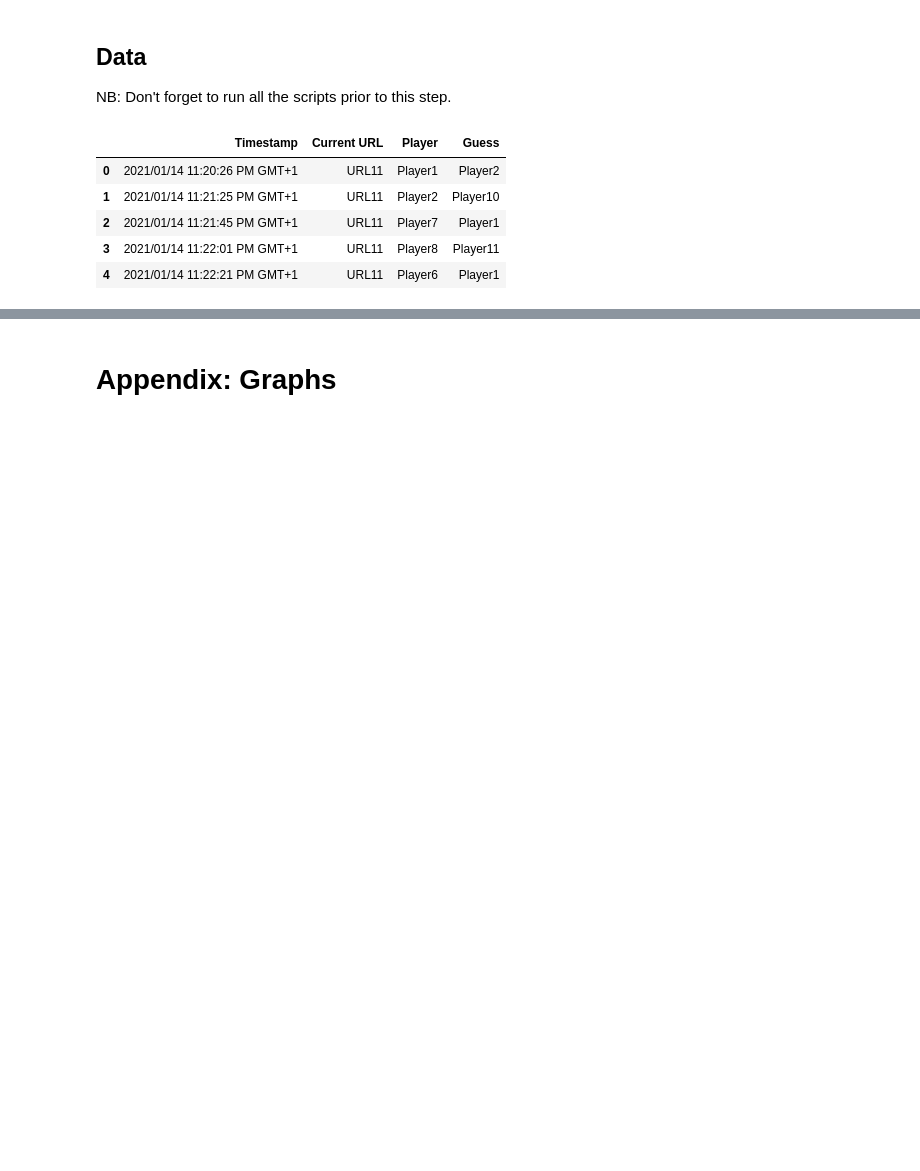
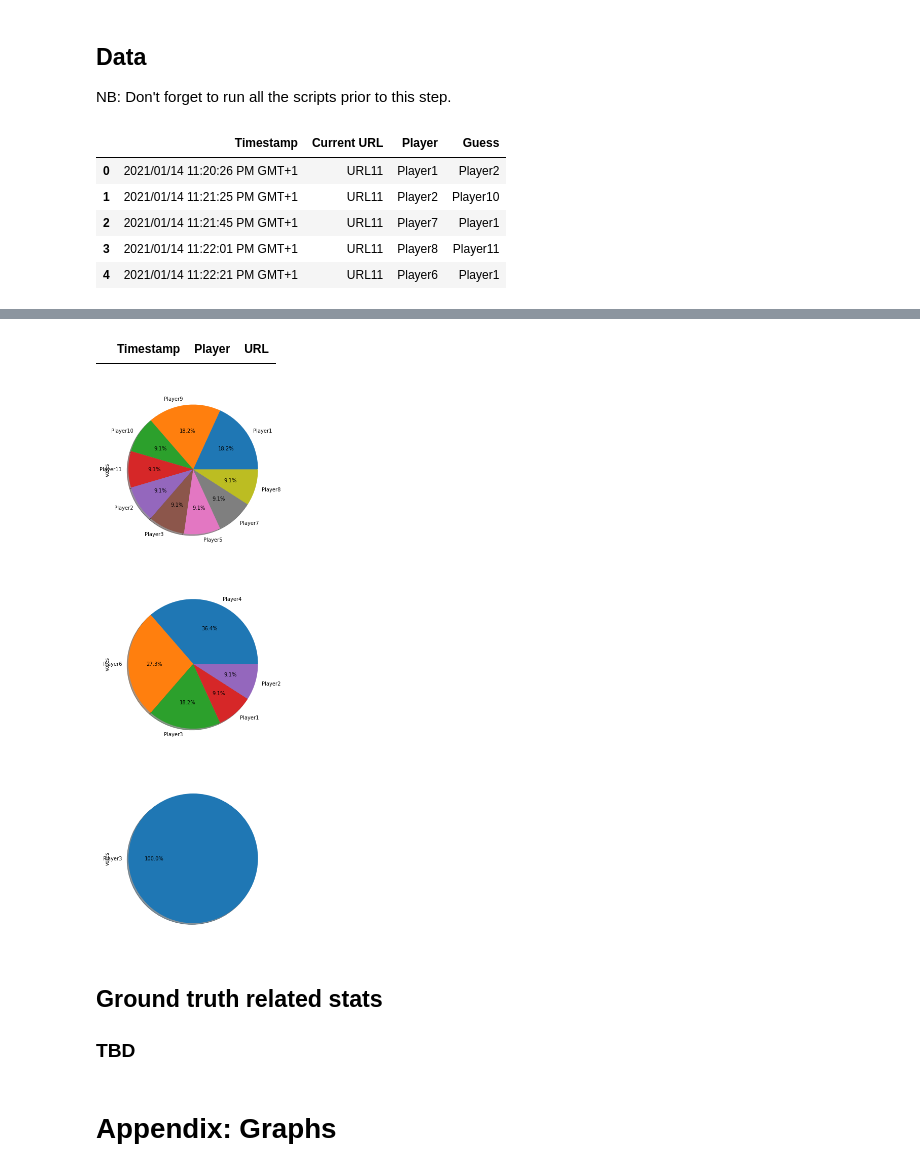
Before and after one commit to NLeSC/balconaz, a Jupyter notebook: notebooks/analysis.ipynb, the cells around one changed output, grey strips where cells are left out. Saved outputs shown, nothing was run; the diff lists cells and outputs as text; code cells hidden in the pictures; blank space fills up the shorter version.

```diff
--- a/notebooks/analysis.ipynb
+++ b/notebooks/analysis.ipynb
@@ -96,11 +125,24 @@ df.loc[:,['Guess','votes']]
+# %%
+url='URL10'
+df2_raw.loc[df2_raw['URL'] == url]
+# %% [output]
+|  | Timestamp | Player | URL |
 # %%
 #pie chart per URL
 
 fig, axes = plt.subplots(len(urls),1,figsize=(30, 20)) #ncols=len(urls)#,)
 #for i,ax in enumerate(axes):
 for i,ax in enumerate(axes):
     url = urls[i]
     temp_df = df_guess.loc[df_guess['Current URL'] == url]
-    temp_df.loc[:,['Guess','votes']].plot.pie(ax=ax,subplots=True,labels = temp_df['Guess'], y='votes', autopct='%1.1f%%',shadow = True);
+    #explode = [0] * len(players)
+    explode = [0] * len(temp_df.index)
+    temp_df.loc[:,['Guess','votes']].plot.pie(ax=ax,subplots=True,labels = temp_df['Guess'], y='votes', autopct='%1.1f%%',shadow = True,explode=explode);
     ax.get_legend().remove()
 plt.show()
+# %% [output]
+[figure, added]
+# %% [markdown]
+## Ground truth related stats
+
+### TBD
```
Also changed, not shown: parts of 17 cells of this notebook.
